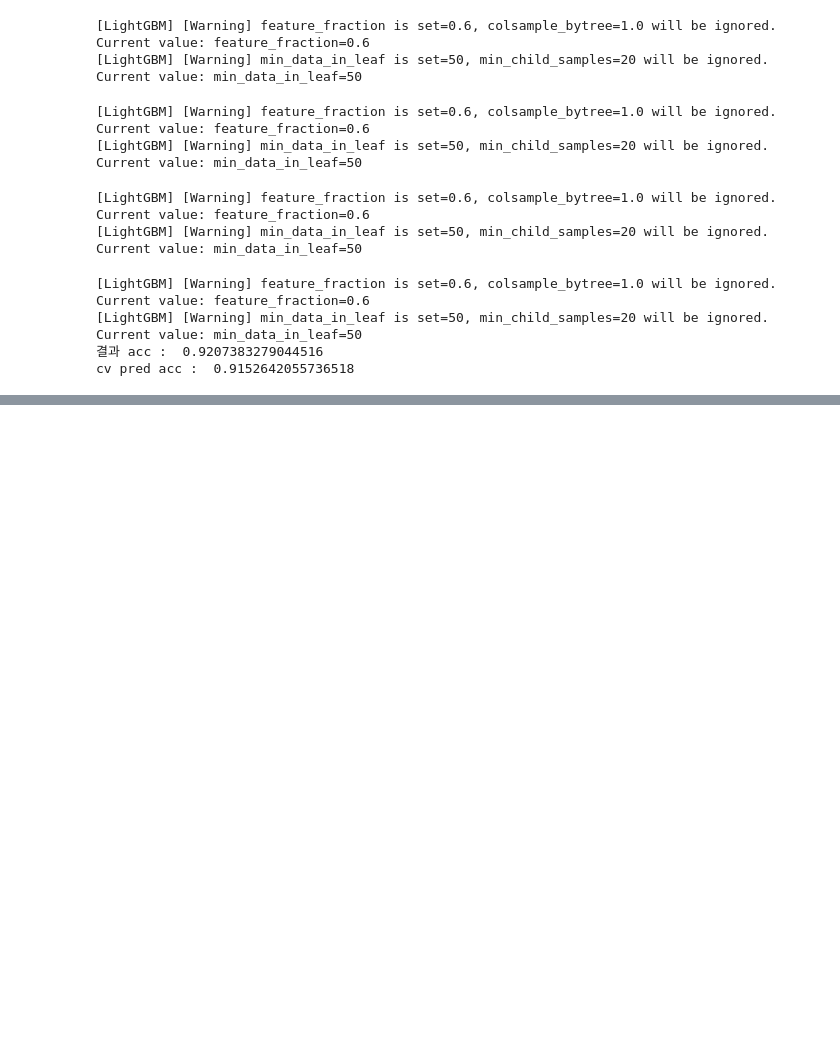
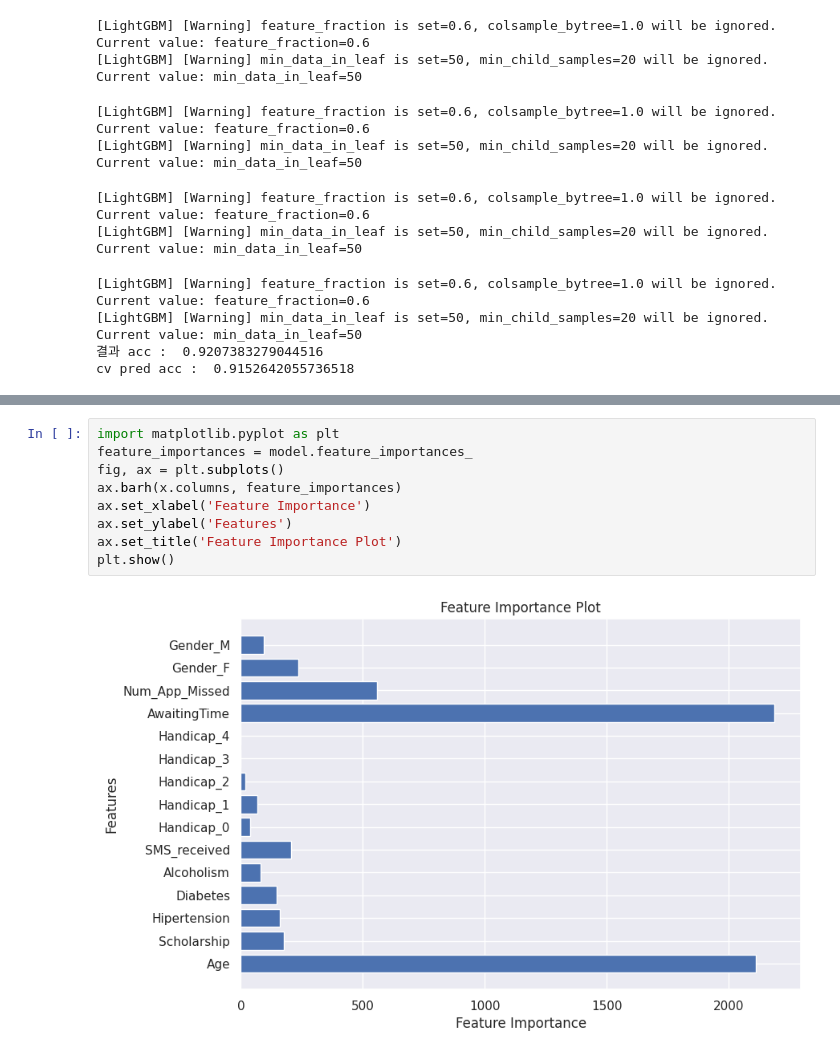
Before and after one commit to 5dongdong/PY_AI, a Jupyter notebook: model/LightGBM.ipynb, the cells around one changed output, grey strips where cells are left out. Cells and saved outputs as stored; diff of their text form; blank space fills up the shorter version.

```diff
--- a/model/LightGBM.ipynb
+++ b/model/LightGBM.ipynb
@@ -146,0 +206,11 @@ cv pred acc :  0.9152642055736518
+# %%
+import matplotlib.pyplot as plt
+feature_importances = model.feature_importances_
+fig, ax = plt.subplots()
+ax.barh(x.columns, feature_importances)
+ax.set_xlabel('Feature Importance')
+ax.set_ylabel('Features')
+ax.set_title('Feature Importance Plot')
+plt.show()
+# %% [output]
+[figure, added]
```
Also changed, not shown: parts of 1 cell of this notebook.
